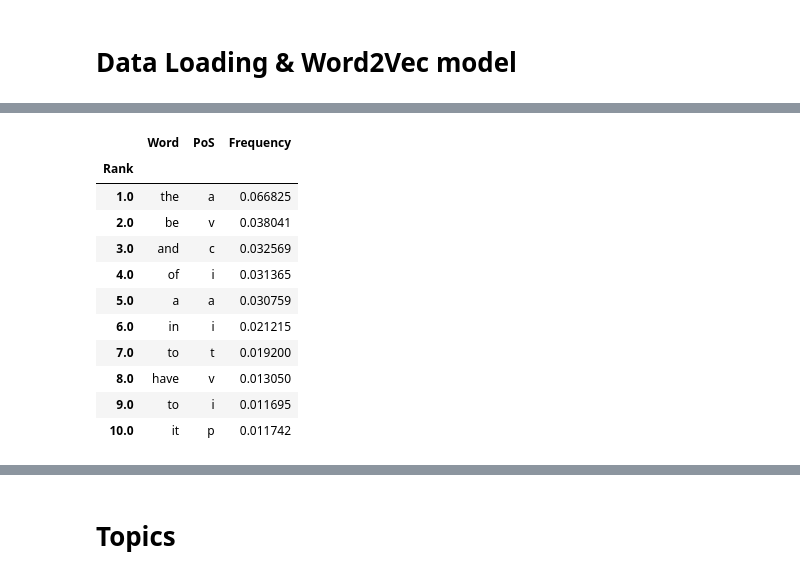
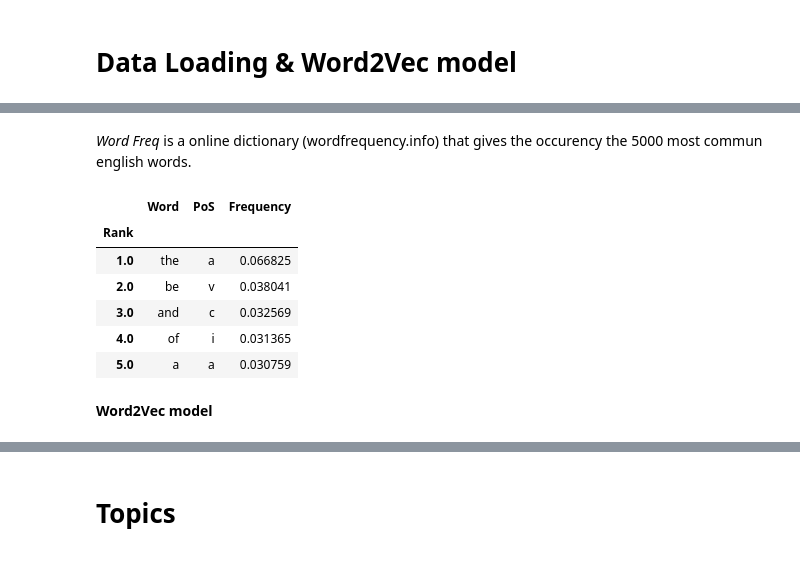
Before and after one commit to Jprost/ADA-Proj-18, a Jupyter notebook: WebScrap.ipynb, the cells around one changed output, grey strips where cells are left out. Drawn from its saved outputs; the diff is of its cells as text; code cells hidden in the pictures.

```diff
--- a/WebScrap.ipynb
+++ b/WebScrap.ipynb
@@ -48,25 +65,23 @@ df.head()
+# %% [markdown]
+*Word Freq* is a online dictionary (wordfrequency.info) that gives the occurency the 5000 most commun english words.
 # %%
 #load data frequency from http://www.wordfrequency.info
 wordfrequency = pd.read_excel(WORD_FREQ, header=0, index_col=[0], usecols=3).dropna()
 wordfrequency.Frequency = wordfrequency.Frequency/(wordfrequency.Frequency.sum())
 wordfrequency.rename(columns={'\xa0\xa0\xa0Word' : 'Word', 'Part of speech' : 'PoS'}, inplace=True)
 wordfrequency.Word = wordfrequency.apply(lambda row: row['Word'].replace("\xa0\xa0\xa0", ''), axis=1)
-#pos = wordfrequency[["Word", "PoS"]]
-#wordfrequency = pd.DataFrame(wordfrequency.groupby("Word").Frequency.agg("sum"))
-wordfrequency.head(10)
+
+wordfrequency.head(5)
 # %% [output]
 |  | Word | PoS | Frequency |
 | Rank |  |  |  |
 | 1.0 | the | a | 0.066825 |
 | 2.0 | be | v | 0.038041 |
 | 3.0 | and | c | 0.032569 |
 | 4.0 | of | i | 0.031365 |
 | 5.0 | a | a | 0.030759 |
-| 6.0 | in | i | 0.021215 |
-| 7.0 | to | t | 0.019200 |
-| 8.0 | have | v | 0.013050 |
-| 9.0 | to | i | 0.011695 |
-| 10.0 | it | p | 0.011742 |
+# %% [markdown]
+**Word2Vec model**
 # %%
 embedding=100
 #non empty clean tweet
```
Also changed, not shown: parts of 23 cells of this notebook.
